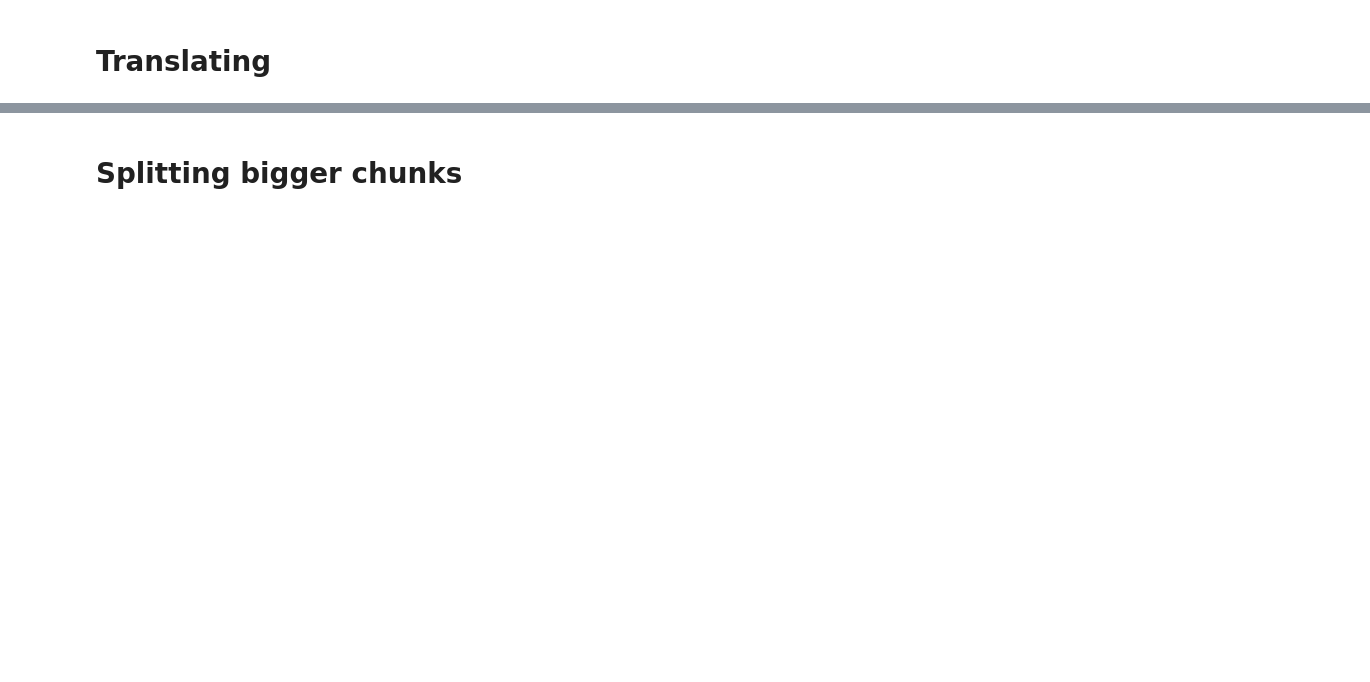
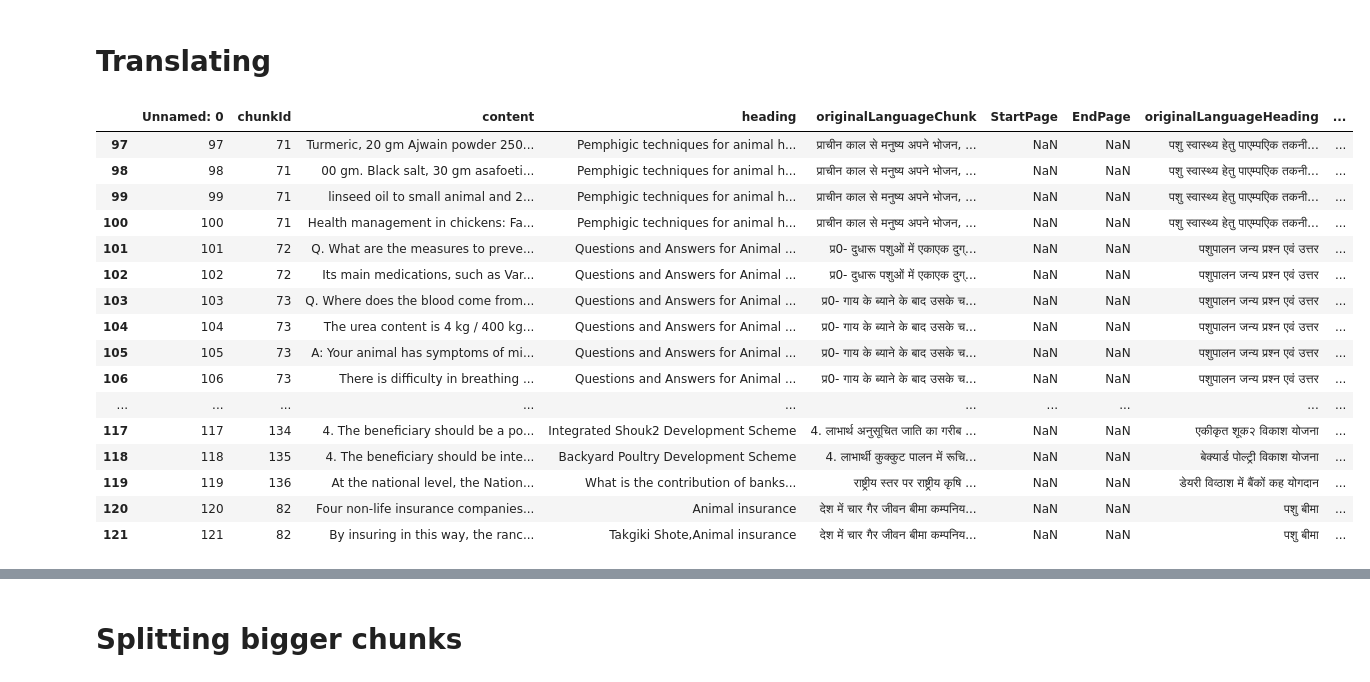
Before and after one commit to rachitavya/PDF-Parser, a Jupyter notebook: md_to_csv.ipynb, the cells around one changed output, grey strips where cells are left out. Cells and saved outputs as stored; diff of their text form; code cells hidden in the pictures; blank space fills up the shorter version.

```diff
--- a/md_to_csv.ipynb
+++ b/md_to_csv.ipynb
@@ -285,4 +438,15 @@ def translate_text_bhashini(input_text):
             retries += 1
 
     end_time = time.time()
-    return "Translation failed after maximum retries.", max_retries, end_time - start_time
+    return input_text
+# %%
+def modify_content(row):
+    if row['contentType']!='table':
+        return row['content']
+    else:
+        return translate_text_bhashini(row['content'])
+# %%
+import pandas as pd
+data=pd.read_csv('output/hindi/Pashupalan Margdarshika_new.csv')
+# %%
+data['content'] = data.apply(modify_content, axis=1)
@@ -289,3 +455,23 @@ def translate_text_bhashini(input_text):
+# %%
+data.tail(25)
+# %% [output]
+|  | Unnamed: 0 | chunkId | content | heading | originalLanguageChunk | StartPage | EndPage | originalLanguageHeading | ... |
+| 97 | 97 | 71 | Turmeric, 20 gm Ajwain powder 250... | Pemphigic techniques for animal h... | प्राचीन काल से मनुष्य अपने भोजन, ... | NaN | NaN | पशु स्वास्थ्य हेतु पाएम्पएिक तकनी... | ... |
+| 98 | 98 | 71 | 00 gm. Black salt, 30 gm asafoeti... | Pemphigic techniques for animal h... | प्राचीन काल से मनुष्य अपने भोजन, ... | NaN | NaN | पशु स्वास्थ्य हेतु पाएम्पएिक तकनी... | ... |
+| 99 | 99 | 71 | linseed oil to small animal and 2... | Pemphigic techniques for animal h... | प्राचीन काल से मनुष्य अपने भोजन, ... | NaN | NaN | पशु स्वास्थ्य हेतु पाएम्पएिक तकनी... | ... |
+| 100 | 100 | 71 | Health management in chickens: Fa... | Pemphigic techniques for animal h... | प्राचीन काल से मनुष्य अपने भोजन, ... | NaN | NaN | पशु स्वास्थ्य हेतु पाएम्पएिक तकनी... | ... |
+| 101 | 101 | 72 | Q. What are the measures to preve... | Questions and Answers for Animal ... | प्र0- दुधारू पशुओं में एकाएक दुग्... | NaN | NaN | पशुपालन जन्य प्रश्न एवं उत्तर | ... |
+| 102 | 102 | 72 | Its main medications, such as Var... | Questions and Answers for Animal ... | प्र0- दुधारू पशुओं में एकाएक दुग्... | NaN | NaN | पशुपालन जन्य प्रश्न एवं उत्तर | ... |
+| 103 | 103 | 73 | Q. Where does the blood come from... | Questions and Answers for Animal ... | प्र0- गाय के ब्याने के बाद उसके च... | NaN | NaN | पशुपालन जन्य प्रश्न एवं उत्तर | ... |
+| 104 | 104 | 73 | The urea content is 4 kg / 400 kg... | Questions and Answers for Animal ... | प्र0- गाय के ब्याने के बाद उसके च... | NaN | NaN | पशुपालन जन्य प्रश्न एवं उत्तर | ... |
+| 105 | 105 | 73 | A: Your animal has symptoms of mi... | Questions and Answers for Animal ... | प्र0- गाय के ब्याने के बाद उसके च... | NaN | NaN | पशुपालन जन्य प्रश्न एवं उत्तर | ... |
+| 106 | 106 | 73 | There is difficulty in breathing ... | Questions and Answers for Animal ... | प्र0- गाय के ब्याने के बाद उसके च... | NaN | NaN | पशुपालन जन्य प्रश्न एवं उत्तर | ... |
+| ... | ... | ... | ... | ... | ... | ... | ... | ... | ... |
+| 117 | 117 | 134 | 4. The beneficiary should be a po... | Integrated Shouk2 Development Scheme | 4. लाभार्थ अनुसूचित जाति का गरीब ... | NaN | NaN | एकीकृत शूक२ विकाश योजना | ... |
+| 118 | 118 | 135 | 4. The beneficiary should be inte... | Backyard Poultry Development Scheme | 4. लाभार्थी कुक्कुट पालन में रूचि... | NaN | NaN | बेक्यार्ड पोल्ट्री विकाश योजना | ... |
+| 119 | 119 | 136 | At the national level, the Nation... | What is the contribution of banks... | राष्ट्रीय स्तर पर राष्ट्रीय कृषि ... | NaN | NaN | डेयरी विव्ठाश में बैंकों कह योगदान | ... |
+| 120 | 120 | 82 | Four non-life insurance companies... | Animal insurance | देश में चार गैर जीवन बीमा कम्पनिय... | NaN | NaN | पशु बीमा | ... |
+| 121 | 121 | 82 | By insuring in this way, the ranc... | Takgiki Shote,Animal insurance | देश में चार गैर जीवन बीमा कम्पनिय... | NaN | NaN | पशु बीमा | ... |
 # %%
 a
 # %%
```
Also changed, not shown: parts of 45 cells of this notebook, 43 other files.
